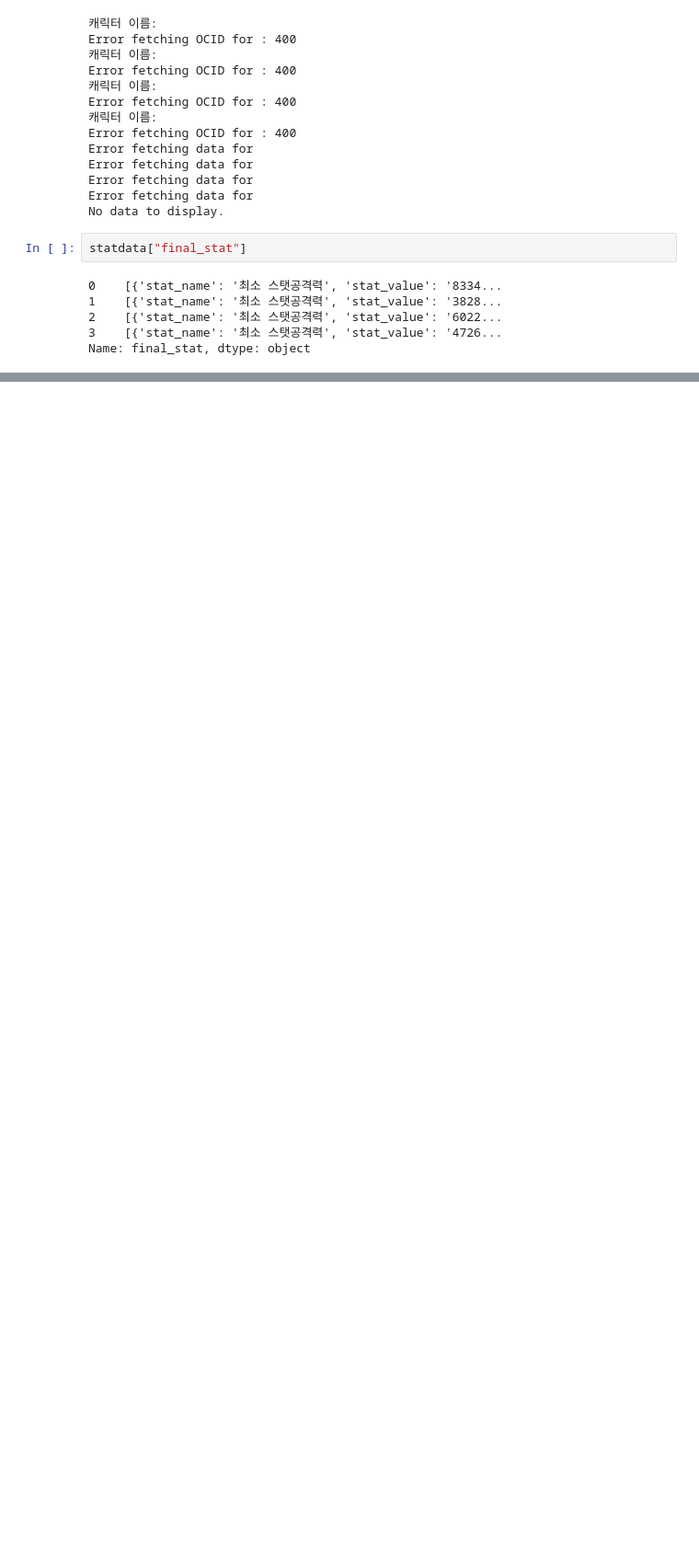
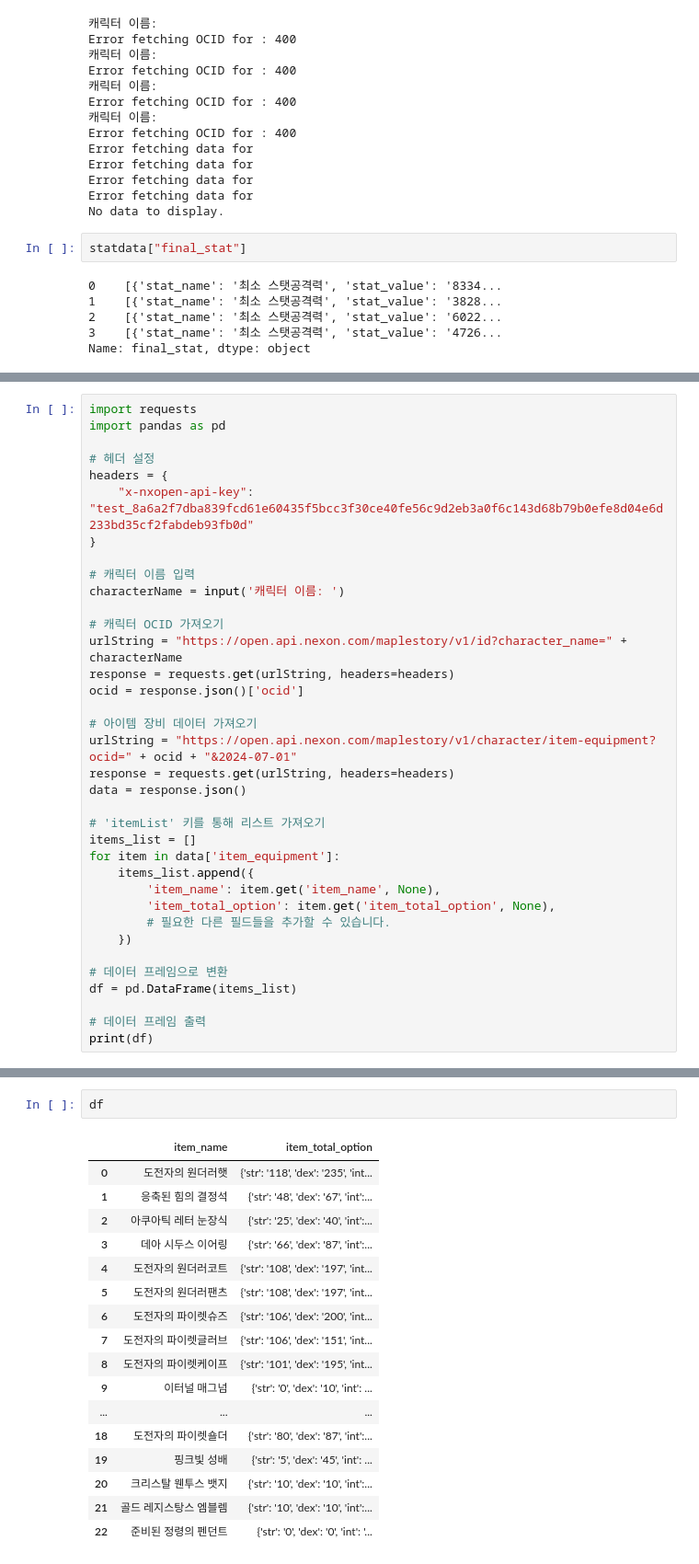
Before and after one commit to domangga/maplestory-data, a Jupyter notebook: 메이플 데이터 분석 포토폴리오.ipynb, the cells around one changed output, grey strips where cells are left out. Shown at 92% size. Drawn from its saved outputs; the diff is of its cells as text; blank space fills up the shorter version.

```diff
--- a/메이플 데이터 분석 포토폴리오.ipynb
+++ b/메이플 데이터 분석 포토폴리오.ipynb
@@ -701,0 +710,36 @@ print(response.json())
+# %%
+import requests
+import pandas as pd
+
+# 헤더 설정
+headers = {
+    "x-nxopen-api-key": "test_8a6a2f7dba839fcd61e60435f5bcc3f30ce40fe56c9d2eb3a0f6c143d68b79b0efe8d04e6d233bd35cf2fabdeb93fb0d"
+}
+
+# 캐릭터 이름 입력
+characterName = input('캐릭터 이름: ')
+
+# 캐릭터 OCID 가져오기
+urlString = "https://open.api.nexon.com/maplestory/v1/id?character_name=" + characterName
+response = requests.get(urlString, headers=headers)
+ocid = response.json()['ocid']
+
+# 아이템 장비 데이터 가져오기
+urlString = "https://open.api.nexon.com/maplestory/v1/character/item-equipment?ocid=" + ocid + "&2024-07-01"
+response = requests.get(urlString, headers=headers)
+data = response.json()
+
+# 'itemList' 키를 통해 리스트 가져오기
+items_list = []
+for item in data['item_equipment']:
+    items_list.append({
+        'item_name': item.get('item_name', None),
+        'item_total_option': item.get('item_total_option', None),
+        # 필요한 다른 필드들을 추가할 수 있습니다.
+    })
+
+# 데이터 프레임으로 변환
+df = pd.DataFrame(items_list)
+
+# 데이터 프레임 출력
+print(df)
@@ -701,0 +764,20 @@ print(response.json())
+# %%
+df
+# %% [output]
+|  | item_name | item_total_option |
+| 0 | 도전자의 원더러햇 | {'str': '118', 'dex': '235', 'int... |
+| 1 | 응축된 힘의 결정석 | {'str': '48', 'dex': '67', 'int':... |
+| 2 | 아쿠아틱 레터 눈장식 | {'str': '25', 'dex': '40', 'int':... |
+| 3 | 데아 시두스 이어링 | {'str': '66', 'dex': '87', 'int':... |
+| 4 | 도전자의 원더러코트 | {'str': '108', 'dex': '197', 'int... |
+| 5 | 도전자의 원더러팬츠 | {'str': '108', 'dex': '197', 'int... |
+| 6 | 도전자의 파이렛슈즈 | {'str': '106', 'dex': '200', 'int... |
+| 7 | 도전자의 파이렛글러브 | {'str': '106', 'dex': '151', 'int... |
+| 8 | 도전자의 파이렛케이프 | {'str': '101', 'dex': '195', 'int... |
+| 9 | 이터널 매그넘 | {'str': '0', 'dex': '10', 'int': ... |
+| ... | ... | ... |
+| 18 | 도전자의 파이렛숄더 | {'str': '80', 'dex': '87', 'int':... |
+| 19 | 핑크빛 성배 | {'str': '5', 'dex': '45', 'int': ... |
+| 20 | 크리스탈 웬투스 뱃지 | {'str': '10', 'dex': '10', 'int':... |
+| 21 | 골드 레지스탕스 엠블렘 | {'str': '10', 'dex': '10', 'int':... |
+| 22 | 준비된 정령의 펜던트 | {'str': '0', 'dex': '0', 'int': '... |
```
Also changed, not shown: parts of 3 cells of this notebook.
